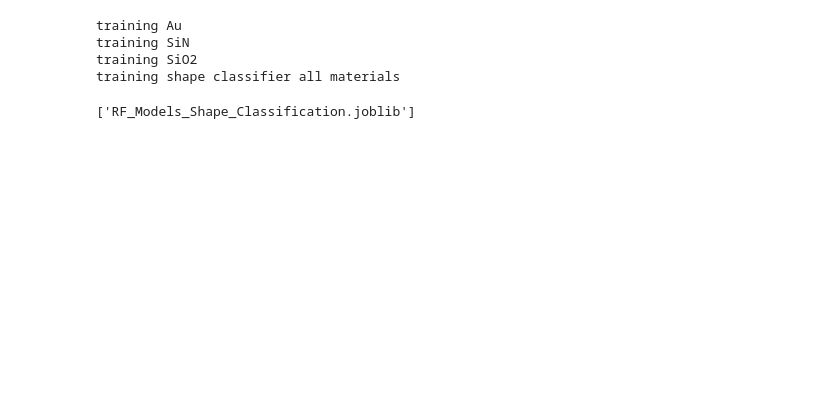
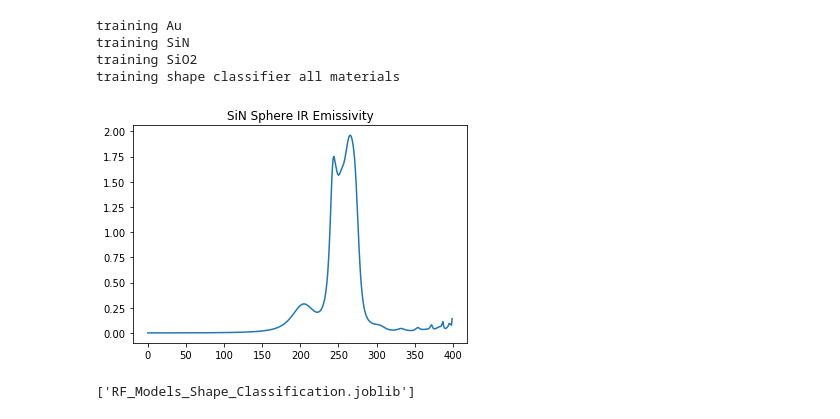
Before and after one commit to chloechsu/nanoparticle, a Jupyter notebook: src/RF_Model.ipynb, the cells around one changed output. Saved outputs shown, nothing was run; the diff lists cells and outputs as text; code cells hidden in the pictures; blank space fills up the shorter version.

```diff
--- a/src/RF_Model.ipynb
+++ b/src/RF_Model.ipynb
@@ -153,6 +238,13 @@ training Au
 training SiN
 training SiO2
 training shape classifier all materials
+# %%
+plt.plot(spectra_train[3])
+plt.title("SiN Sphere IR Emissivity")
+plt.savefig("SiN Sphere IR Emissivity" + '.png', format='png')
+plt.show()
+# %% [output]
+[figure, added]
 # %%
 joblib.dump([["RF Model SiO2", rf_SiO2], ["RF Model SiO2",rf_SiN], ["RF Model SiO2", rf_Au], ["RF all materials", rf_all]],
            "RF_Models_Shape_Classification.joblib")
```
Also changed, not shown: parts of 28 cells of this notebook.
